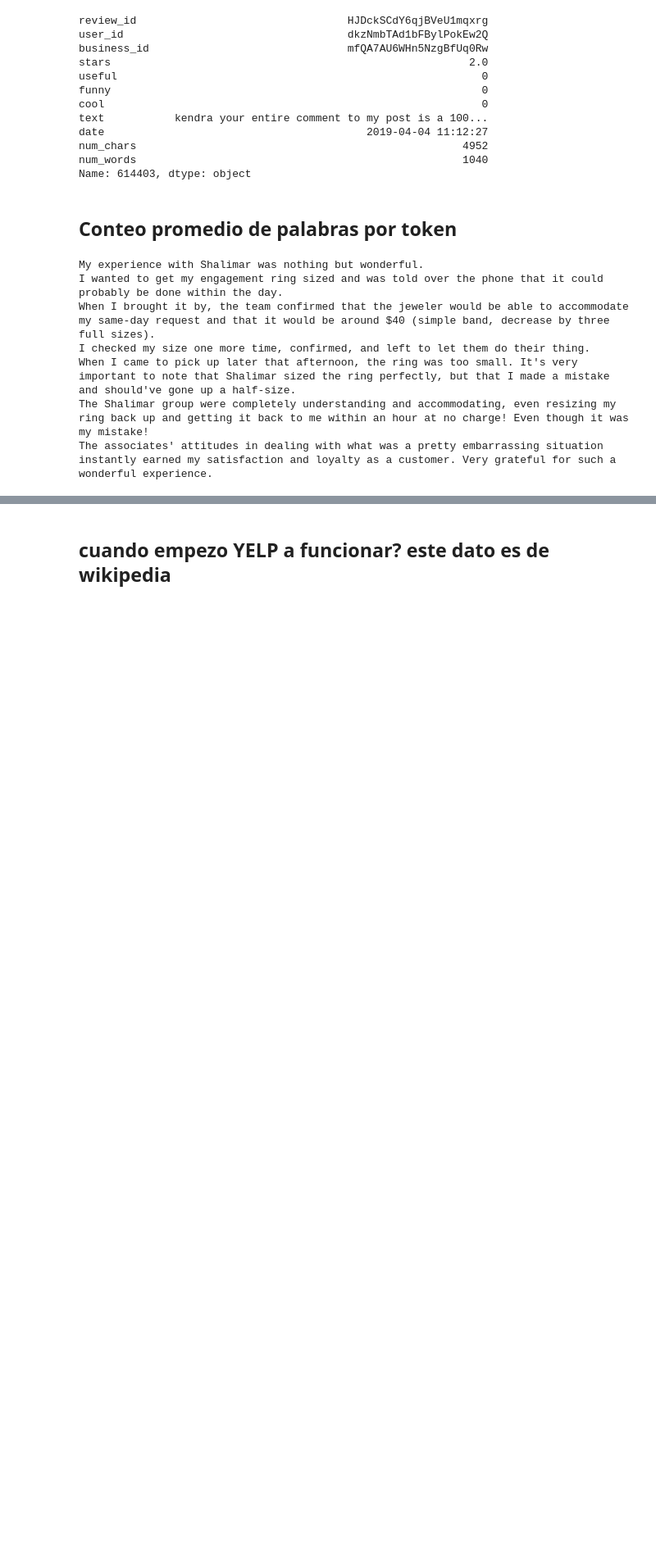
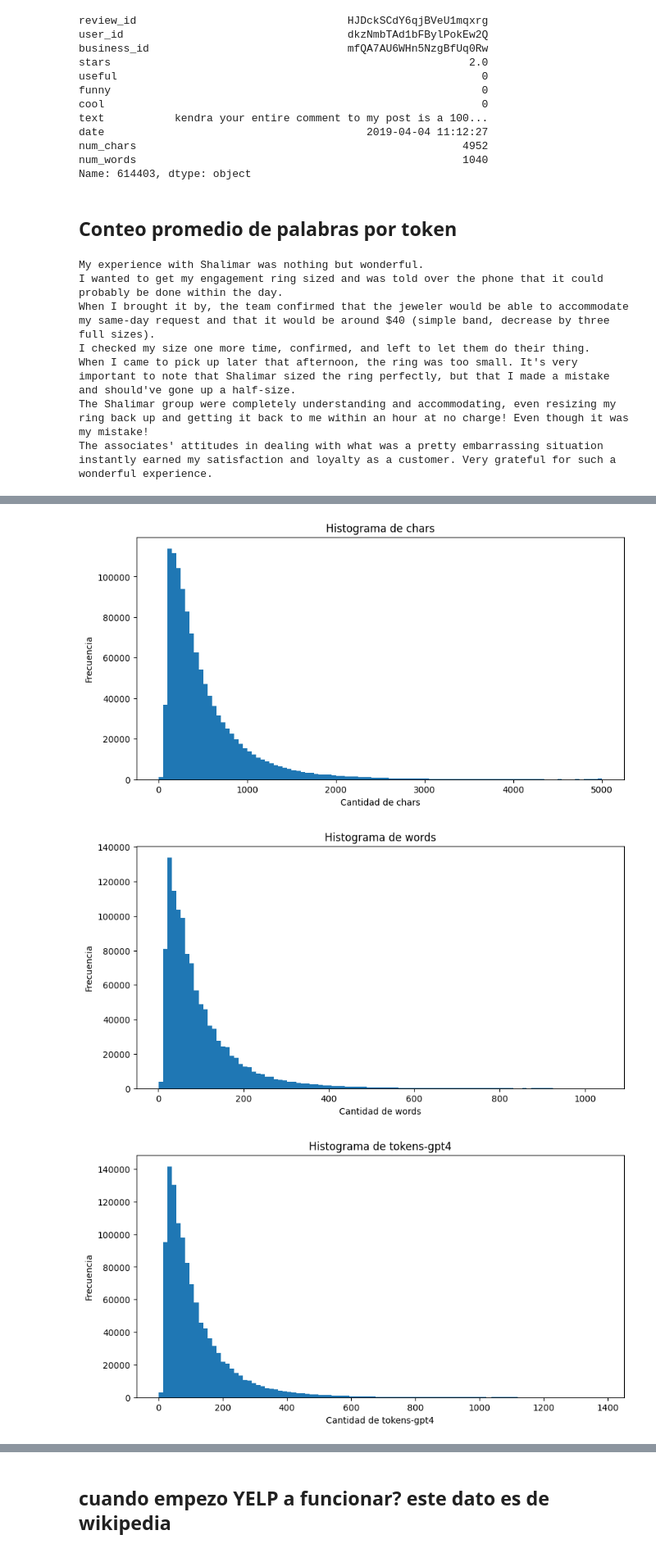
Before and after one commit to hamsomp3/trabajo-final, a Jupyter notebook: UNIDAD_2_ACTIVIDAD_2_GRUPO9.ipynb, the cells around one changed output, grey strips where cells are left out. Shown at 82% size. Drawn from its saved outputs; the diff is of its cells as text; code cells hidden in the pictures; blank space fills up the shorter version.

Commit message:
Add histogram plots for character, word, token, and review counts

```diff
--- a/UNIDAD_2_ACTIVIDAD_2_GRUPO9.ipynb
+++ b/UNIDAD_2_ACTIVIDAD_2_GRUPO9.ipynb
@@ -414,10 +441,14 @@ df['num_tokens'].describe().round(2)
 # %%
 for col in df.columns[9:]:
     name = col.split('_')[1]
     plt.figure(figsize=(10, 5))
     plt.hist(df[col], bins=100)
-    plt.title('Histograma de {}'.format(name))
-    plt.xlabel('Cantidad de {}'.format(name))
+    plt.title(f'Histograma de {name}')
+    plt.xlabel(f'Cantidad de {name}')
     plt.ylabel('Frecuencia')
-    plt.savefig(f'hist_{name}_plot.png')
+    plt.savefig(img_path.joinpath(f'hist_{name}_plot.png'))
     plt.show()
+# %% [output]
+[figure, added]
+[figure, added]
+[figure, added]
```
Also changed, not shown: parts of 6 cells of this notebook, 5 other files.
